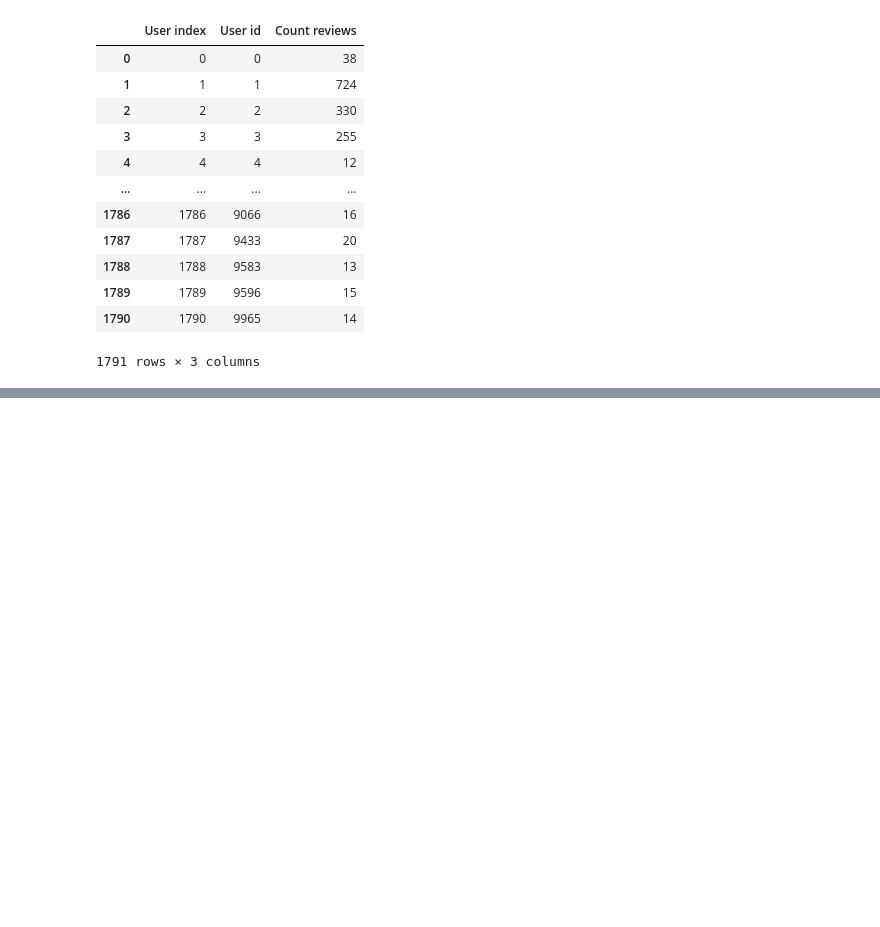
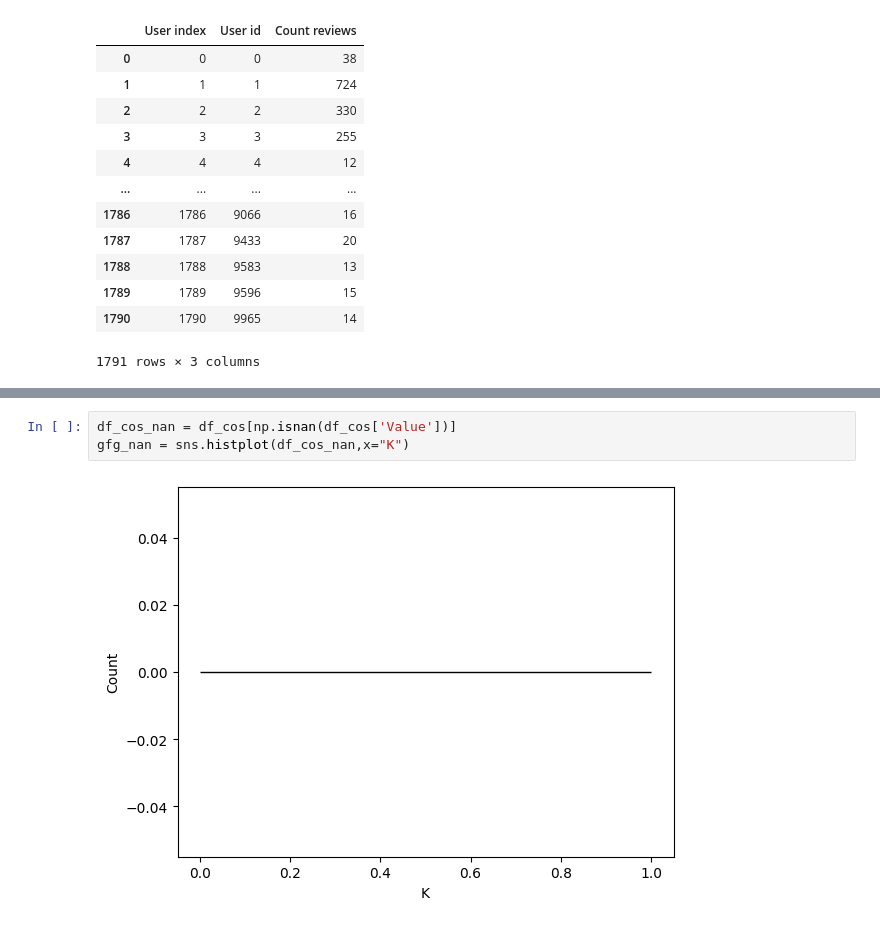
Before and after one commit to Franciline/Recommendation_system, a Jupyter notebook: rmse_mae_evolution.ipynb, the cells around one changed output, grey strips where cells are left out. Drawn from its saved outputs; the diff is of its cells as text; blank space fills up the shorter version.

```diff
--- a/rmse_mae_evolution.ipynb
+++ b/rmse_mae_evolution.ipynb
@@ -106,0 +102,5 @@ gfg.set_ylim(0,1000.0)
+# %%
+df_cos_nan = df_cos[np.isnan(df_cos['Value'])]
+gfg_nan = sns.histplot(df_cos_nan,x="K")
+# %% [output]
+[figure, added]
```
Also changed, not shown: parts of 6 cells of this notebook, 1 other file.
